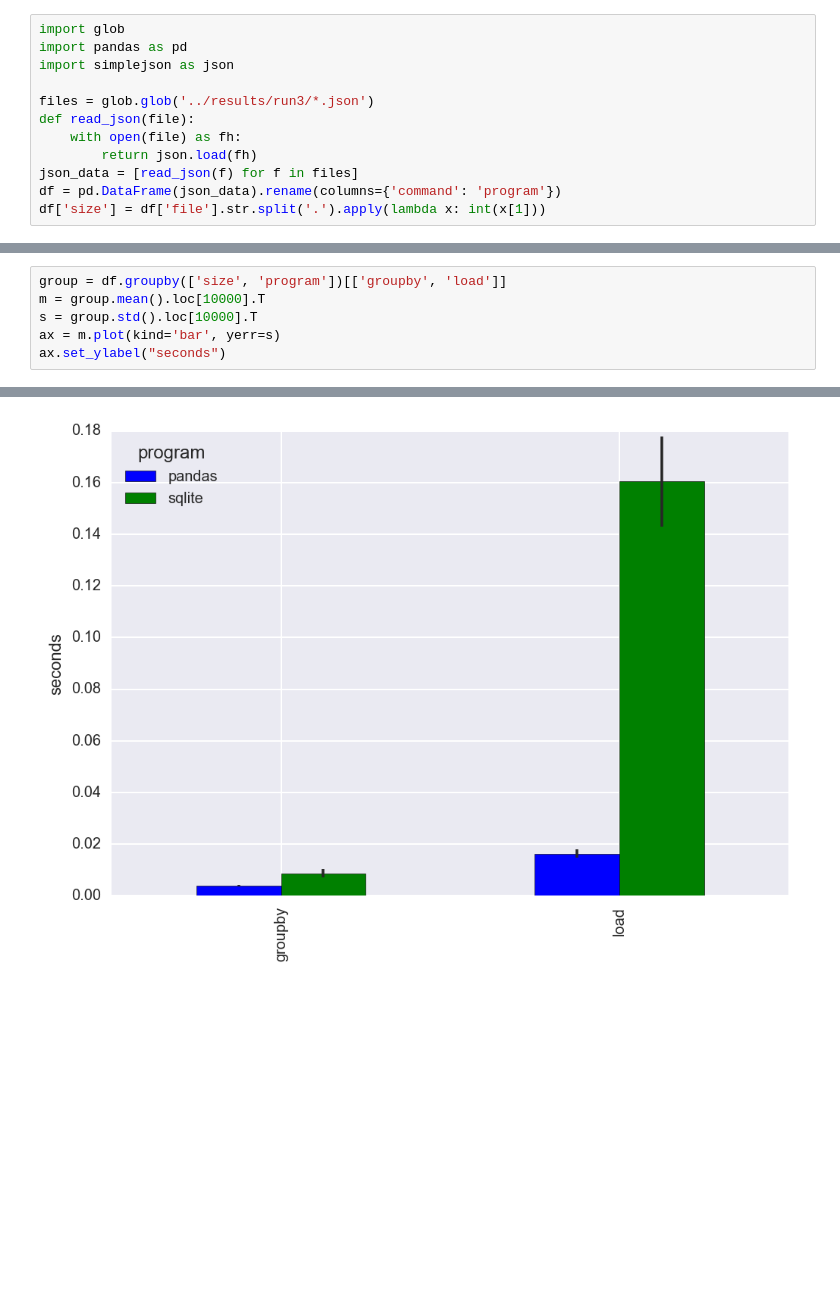
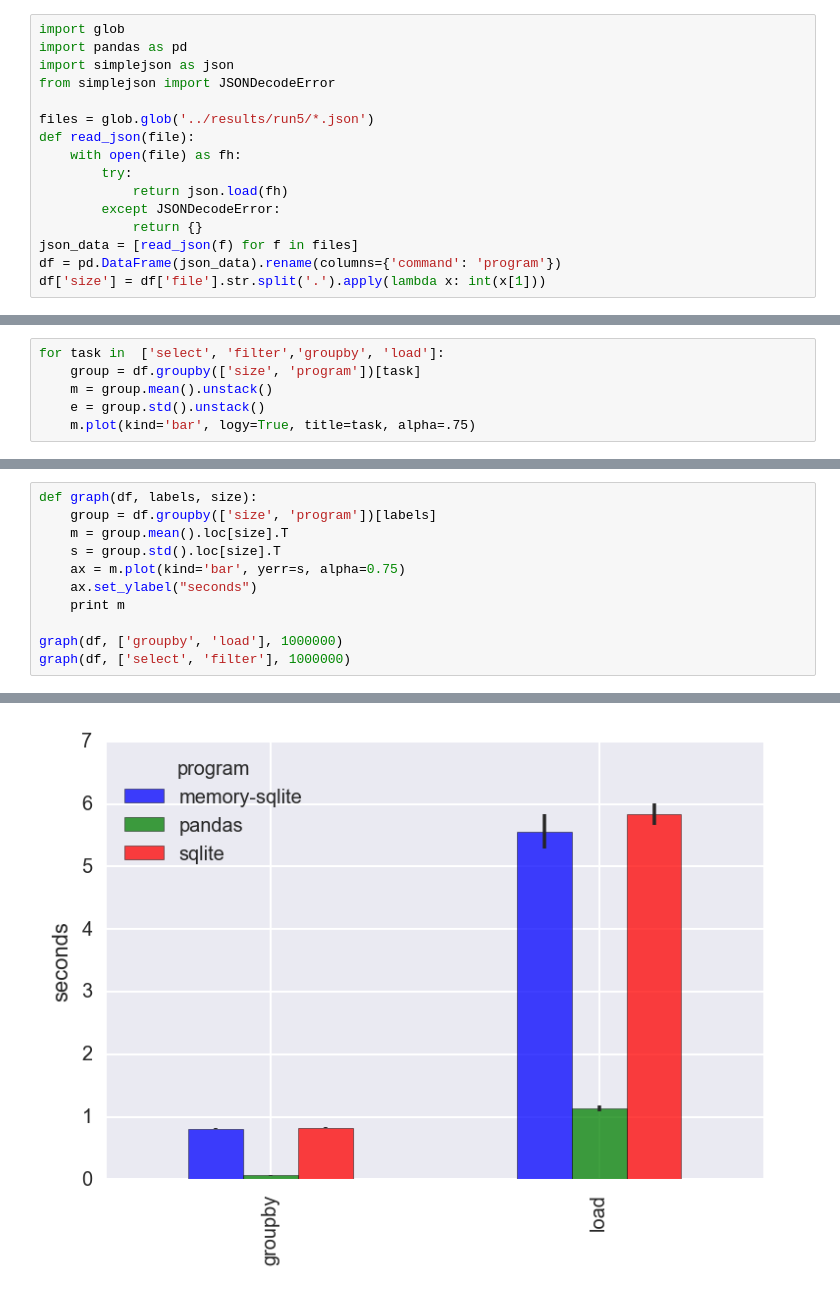
Before and after one commit to thedataincubator/sql_vs_pandas, a Jupyter notebook: analysis/Analysis.ipynb, the cells around one changed output, grey strips where cells are left out. Saved outputs shown, nothing was run; the diff lists cells and outputs as text; blank space fills up the shorter version.

```diff
--- a/analysis/Analysis.ipynb
+++ b/analysis/Analysis.ipynb
@@ -7,11 +7,15 @@ matplotlib.rcParams['savefig.dpi'] = 2 * matplotlib.rcParams['savefig.dpi']
 import glob
 import pandas as pd
 import simplejson as json
+from simplejson import JSONDecodeError
 
-files = glob.glob('../results/run3/*.json')
+files = glob.glob('../results/run5/*.json')
 def read_json(file):
     with open(file) as fh:
-        return json.load(fh)
+        try:
+            return json.load(fh)
+        except JSONDecodeError:
+            return {}
 json_data = [read_json(f) for f in files]
 df = pd.DataFrame(json_data).rename(columns={'command': 'program'})
 df['size'] = df['file'].str.split('.').apply(lambda x: int(x[1]))
@@ -17,0 +24,6 @@ df['size'] = df['file'].str.split('.').apply(lambda x: int(x[1]))
+# %%
+for task in  ['select', 'filter','groupby', 'load']:
+    group = df.groupby(['size', 'program'])[task]
+    m = group.mean().unstack()
+    e = group.std().unstack()
+    m.plot(kind='bar', logy=True, title=task, alpha=.75)
@@ -18,7 +35,12 @@ df['size'] = df['file'].str.split('.').apply(lambda x: int(x[1]))
 # %%
-group = df.groupby(['size', 'program'])[['groupby', 'load']]
-m = group.mean().loc[10000].T
-s = group.std().loc[10000].T
-ax = m.plot(kind='bar', yerr=s)
-ax.set_ylabel("seconds")
+def graph(df, labels, size):
+    group = df.groupby(['size', 'program'])[labels]
+    m = group.mean().loc[size].T
+    s = group.std().loc[size].T
+    ax = m.plot(kind='bar', yerr=s, alpha=0.75)
+    ax.set_ylabel("seconds")
+    print m
+
+graph(df, ['groupby', 'load'], 1000000)
+graph(df, ['select', 'filter'], 1000000)
 # %% [output]
@@ -26 +53 @@ ax.set_ylabel("seconds")
-[figure, old version]
+[figure, new version]
```
Also changed, not shown: parts of 4 cells of this notebook.
